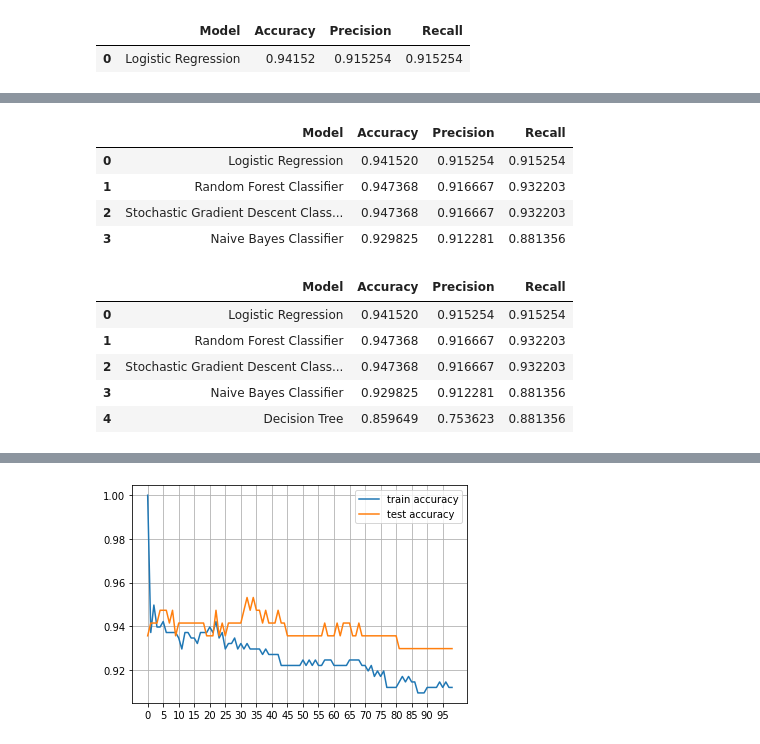
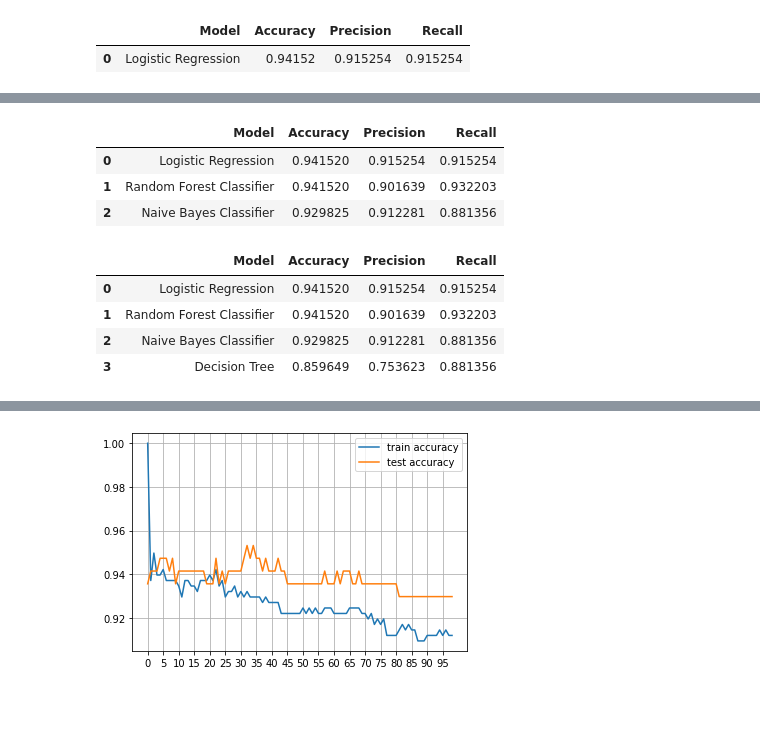
Before and after one commit to Roshni-Bala/Breast-Cancer-Risk-Prediction, a Jupyter notebook: risk_prediction.ipynb, the cells around one changed output, grey strips where cells are left out. Cells and saved outputs as stored; diff of their text form; code cells hidden in the pictures; blank space fills up the shorter version.

```diff
--- a/risk_prediction.ipynb
+++ b/risk_prediction.ipynb
@@ -726,9 +719,9 @@ dfppca.head()
 | 0 | Logistic Regression | 0.94152 | 0.915254 | 0.915254 |
 # %%
 from sklearn.ensemble import RandomForestClassifier
-rfc = RandomForestClassifier(n_estimators = 100)
-rfc.fit(X_train, y_train)
-y_pred1 = rfc.predict(X_test)
+rfcp = RandomForestClassifier(n_estimators = 100)
+rfcp.fit(X_train, y_train)
+y_pred1 = rfcp.predict(X_test)
 
 dict1 =  {'Model': 'Random Forest Classifier', 'Accuracy': metrics.accuracy_score(y_test, y_pred1), 'Precision':metrics.precision_score(y_test, y_pred1), 'Recall':metrics.recall_score(y_test, y_pred1)}
 #dfppca = pd.DataFrame()
@@ -742,12 +735,12 @@ dfppca.head()
 # %%
-from sklearn.linear_model import SGDClassifier
-sgd = SGDClassifier(loss='hinge', penalty='l2', max_iter=1000)
-#hinge - loss function that gives linear SVM
-#l2 -> regularlization term used in model (prevents overfitting)
-sgd.fit(X_train, y_train)
-y_pred7 = sgd.predict(X_test)
-dict1 =  {'Model': 'Stochastic Gradient Descent Classifier', 'Accuracy': metrics.accuracy_score(y_test, y_pred1), 'Precision':metrics.precision_score(y_test, y_pred1), 'Recall':metrics.recall_score(y_test, y_pred1)}
-#dfppca = pd.DataFrame()
-dfppca = dfppca.append(dict1, ignore_index = True)
-#df_totacc = df_totacc.append(dict4, ignore_index=True)
-dfppca.head()
+# from sklearn.linear_model import SGDClassifier
+# sgd = SGDClassifier(loss='hinge', penalty='l2', max_iter=1000)
+# #hinge - loss function that gives linear SVM
+# #l2 -> regularlization term used in model (prevents overfitting)
+# sgd.fit(X_train, y_train)
+# y_pred7 = sgd.predict(X_test)
+# dict1 =  {'Model': 'Stochastic Gradient Descent Classifier', 'Accuracy': metrics.accuracy_score(y_test, y_pred1), 'Precision':metrics.precision_score(y_test, y_pred1), 'Recall':metrics.recall_score(y_test, y_pred1)}
+# #dfppca = pd.DataFrame()
+# dfppca = dfppca.append(dict1, ignore_index = True)
+# #df_totacc = df_totacc.append(dict4, ignore_index=True)
+# dfppca.head()
@@ -766,32 +753,30 @@ dfppca
 # %%
 from sklearn.naive_bayes import GaussianNB
-nb = GaussianNB()
-nb.fit(X_train, y_train)
-y_pred1 = nb.predict(X_test)
+nbp = GaussianNB()
+nbp.fit(X_train, y_train)
+y_pred1 = nbp.predict(X_test)
 dict1 =  {'Model': 'Naive Bayes Classifier', 'Accuracy': metrics.accuracy_score(y_test, y_pred1), 'Precision':metrics.precision_score(y_test, y_pred1), 'Recall':metrics.recall_score(y_test, y_pred1)}
 dfppca = dfppca.append(dict1, ignore_index = True)
 dfppca.head()
 # %% [output]
 |  | Model | Accuracy | Precision | Recall |
 | 0 | Logistic Regression | 0.941520 | 0.915254 | 0.915254 |
-| 1 | Random Forest Classifier | 0.947368 | 0.916667 | 0.932203 |
-| 2 | Stochastic Gradient Descent Class... | 0.947368 | 0.916667 | 0.932203 |
-| 3 | Naive Bayes Classifier | 0.929825 | 0.912281 | 0.881356 |
+| 1 | Random Forest Classifier | 0.941520 | 0.901639 | 0.932203 |
+| 2 | Naive Bayes Classifier | 0.929825 | 0.912281 | 0.881356 |
 # %%
 from sklearn.tree import DecisionTreeRegressor
-regressor = DecisionTreeRegressor(random_state = 0)
-regressor.fit(X_train, y_train)
-y_pred1 = regressor.predict(X_test)
+regressorp = DecisionTreeRegressor(random_state = 0)
+regressorp.fit(X_train, y_train)
+y_pred1 = regressorp.predict(X_test)
 dict1 =  {'Model': 'Decision Tree', 'Accuracy': metrics.accuracy_score(y_test, y_pred1), 'Precision':metrics.precision_score(y_test, y_pred1), 'Recall':metrics.recall_score(y_test, y_pred1)}
 dfppca = dfppca.append(dict1, ignore_index = True)
 dfppca.head()
 # %% [output]
 |  | Model | Accuracy | Precision | Recall |
 | 0 | Logistic Regression | 0.941520 | 0.915254 | 0.915254 |
-| 1 | Random Forest Classifier | 0.947368 | 0.916667 | 0.932203 |
-| 2 | Stochastic Gradient Descent Class... | 0.947368 | 0.916667 | 0.932203 |
-| 3 | Naive Bayes Classifier | 0.929825 | 0.912281 | 0.881356 |
-| 4 | Decision Tree | 0.859649 | 0.753623 | 0.881356 |
+| 1 | Random Forest Classifier | 0.941520 | 0.901639 | 0.932203 |
+| 2 | Naive Bayes Classifier | 0.929825 | 0.912281 | 0.881356 |
+| 3 | Decision Tree | 0.859649 | 0.753623 | 0.881356 |
 # %%
 from sklearn.linear_model import LinearRegression
 reg = LinearRegression()
```
Also changed, not shown: parts of 26 cells of this notebook.
